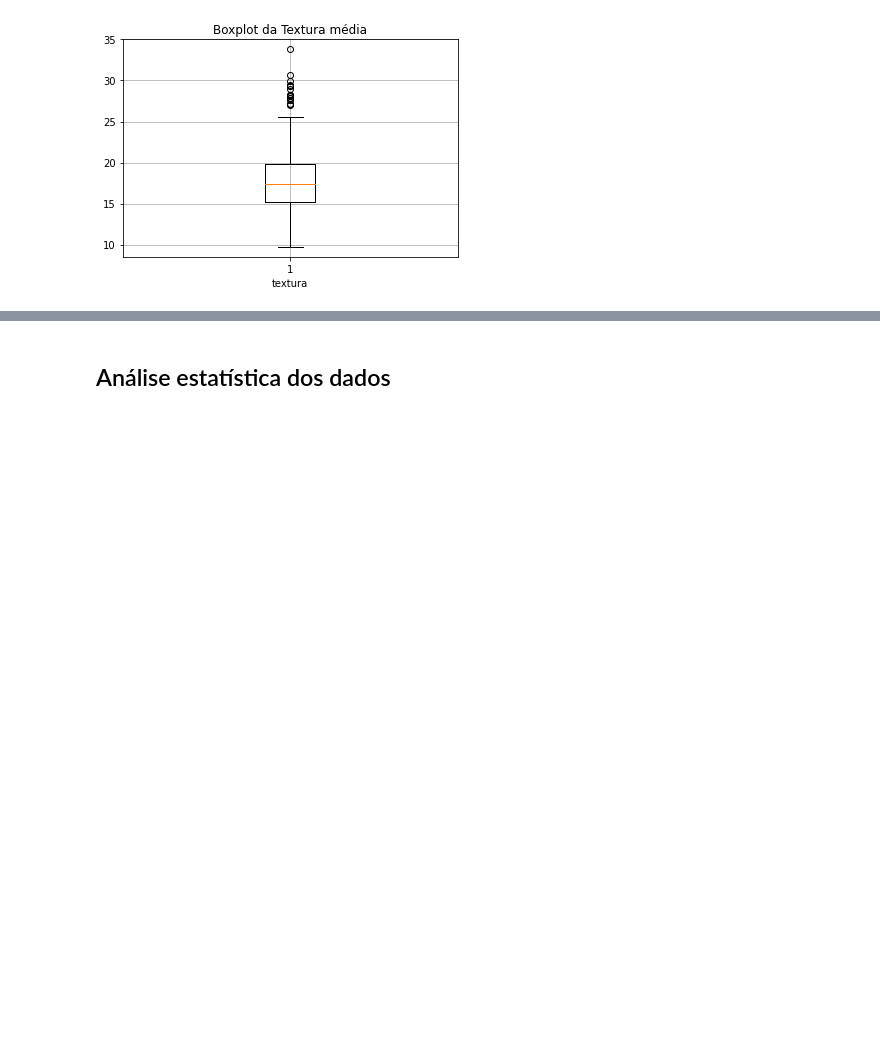
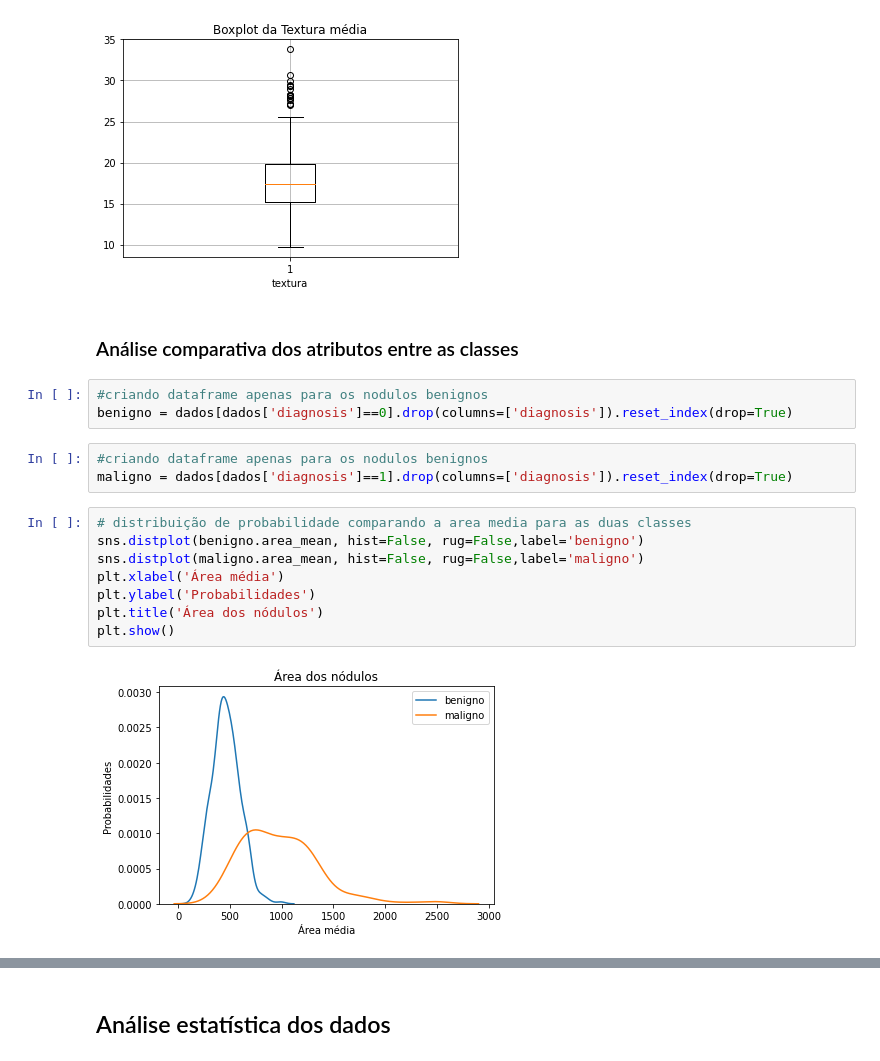
Before and after one commit to Jose-Bruno/trabalhomq, a Jupyter notebook: Analisando_Cancer_de_Mama.ipynb, the cells around one changed output, grey strips where cells are left out. Saved outputs shown, nothing was run; the diff lists cells and outputs as text; blank space fills up the shorter version.

```diff
--- a/Analisando_Cancer_de_Mama.ipynb
+++ b/Analisando_Cancer_de_Mama.ipynb
@@ -172,3 +172,21 @@ plt.grid()
 plt.show()
 # %% [output]
 [figure]
+# %% [markdown]
+### Análise comparativa dos atributos entre as classes
+# %%
+#criando dataframe apenas para os nodulos benignos
+benigno = dados[dados['diagnosis']==0].drop(columns=['diagnosis']).reset_index(drop=True)
+# %%
+#criando dataframe apenas para os nodulos benignos
+maligno = dados[dados['diagnosis']==1].drop(columns=['diagnosis']).reset_index(drop=True)
+# %%
+# distribuição de probabilidade comparando a area media para as duas classes
+sns.distplot(benigno.area_mean, hist=False, rug=False,label='benigno')
+sns.distplot(maligno.area_mean, hist=False, rug=False,label='maligno')
+plt.xlabel('Área média')
+plt.ylabel('Probabilidades')
+plt.title('Área dos nódulos')
+plt.show()
+# %% [output]
+[figure, added]
```
Also changed, not shown: parts of 1 cell of this notebook.
